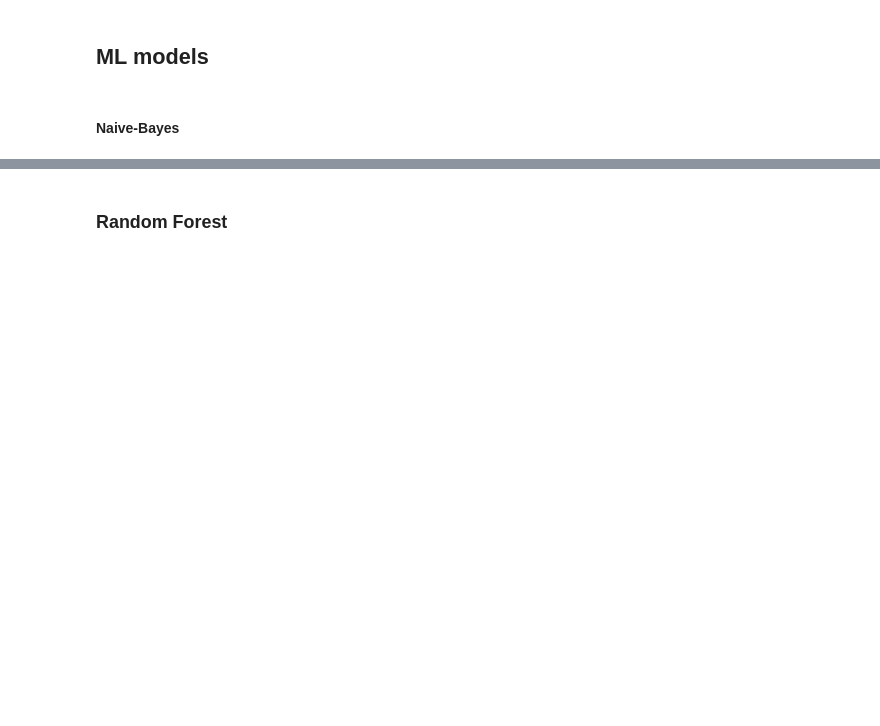
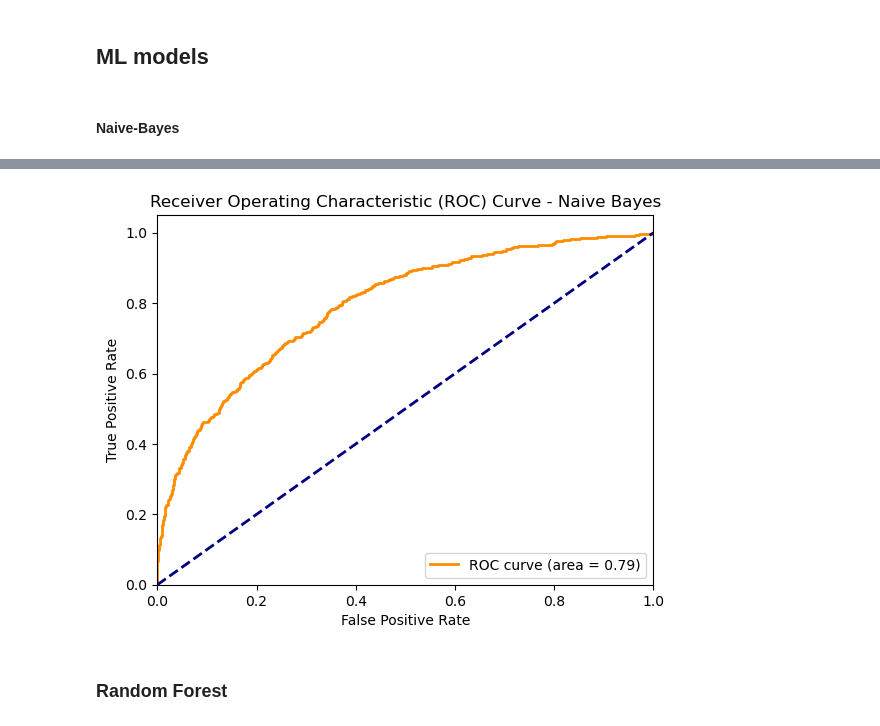
Before and after one commit to oglezsan/bankcustomerEDA, a Jupyter notebook: notebooks/nb2.ipynb, the cells around one changed output, grey strips where cells are left out. Drawn from its saved outputs; the diff is of its cells as text; code cells hidden in the pictures; blank space fills up the shorter version.

```diff
--- a/notebooks/nb2.ipynb
+++ b/notebooks/nb2.ipynb
@@ -182,0 +209,4 @@ X_train, y_train = ros.fit_resample(X_train_num_scaled_df, y_train)
+# %%
+# Oversampling
+oversampler = RandomOverSampler(random_state=0)
+X_train_resampled, y_train_resampled = oversampler.fit_resample(X_train_proc_scaled, y_train)
@@ -229,0 +235,21 @@ print(classification_report(y_test, previsoes))
+# %%
+# Initialize the Naive Bayes model
+nb_model = GaussianNB()
+
+# Train the Naive Bayes model
+nb_model.fit(X_train_resampled, y_train_resampled)
+
+# Make predictions on the test set
+y_pred_nb = nb_model.predict(X_test_proc_scaled)
+
+# Evaluate the model
+accuracy_nb = accuracy_score(y_test, y_pred_nb)
+conf_matrix_nb = confusion_matrix(y_test, y_pred_nb)
+class_report_nb = classification_report(y_test, y_pred_nb)
+
+# Print evaluation metrics
+print(f"Naive Bayes Accuracy: {accuracy_nb}")
+print("\nNaive Bayes Confusion Matrix:")
+print(conf_matrix_nb)
+print("\nNaive Bayes Classification Report:")
+print(class_report_nb)
@@ -230,2 +272,23 @@ print(classification_report(y_test, previsoes))
+# %%
+# Calculate the probabilities of the positive class
+y_prob_nb = nb_model.predict_proba(X_test_proc_scaled)[:, 1]
+
+# Compute ROC curve and ROC area for Naive Bayes
+fpr_nb, tpr_nb, _ = roc_curve(y_test, y_prob_nb)
+roc_auc_nb = roc_auc_score(y_test, y_prob_nb)
+
+# Plotting the ROC curve
+plt.figure()
+plt.plot(fpr_nb, tpr_nb, color='darkorange', lw=2, label=f'ROC curve (area = {roc_auc_nb:.2f})')
+plt.plot([0, 1], [0, 1], color='navy', lw=2, linestyle='--')
+plt.xlim([0.0, 1.0])
+plt.ylim([0.0, 1.05])
+plt.xlabel('False Positive Rate')
+plt.ylabel('True Positive Rate')
+plt.title('Receiver Operating Characteristic (ROC) Curve - Naive Bayes')
+plt.legend(loc="lower right")
+plt.show()
+# %% [output]
+[figure, added]
 # %% [markdown]
 ### Random Forest
```
Also changed, not shown: parts of 35 cells of this notebook, 2 other files.
